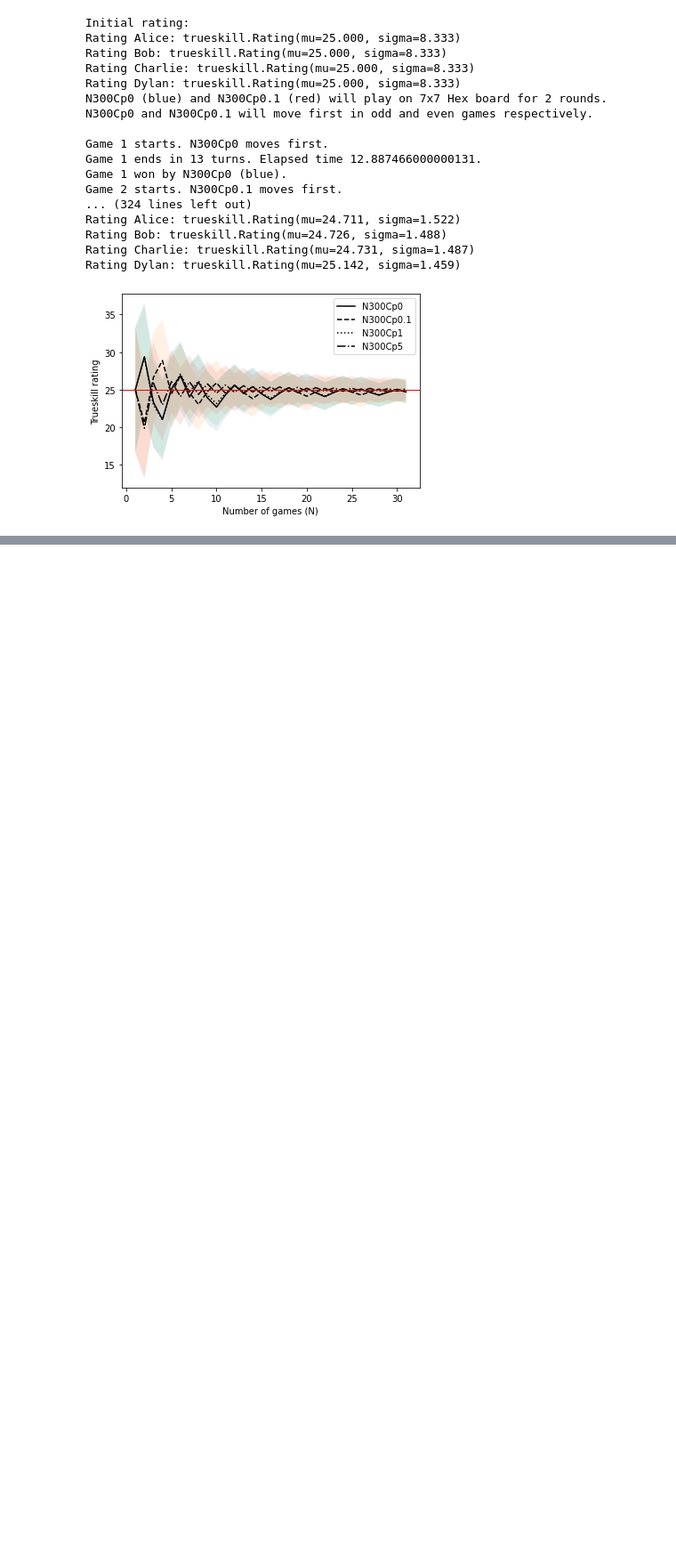
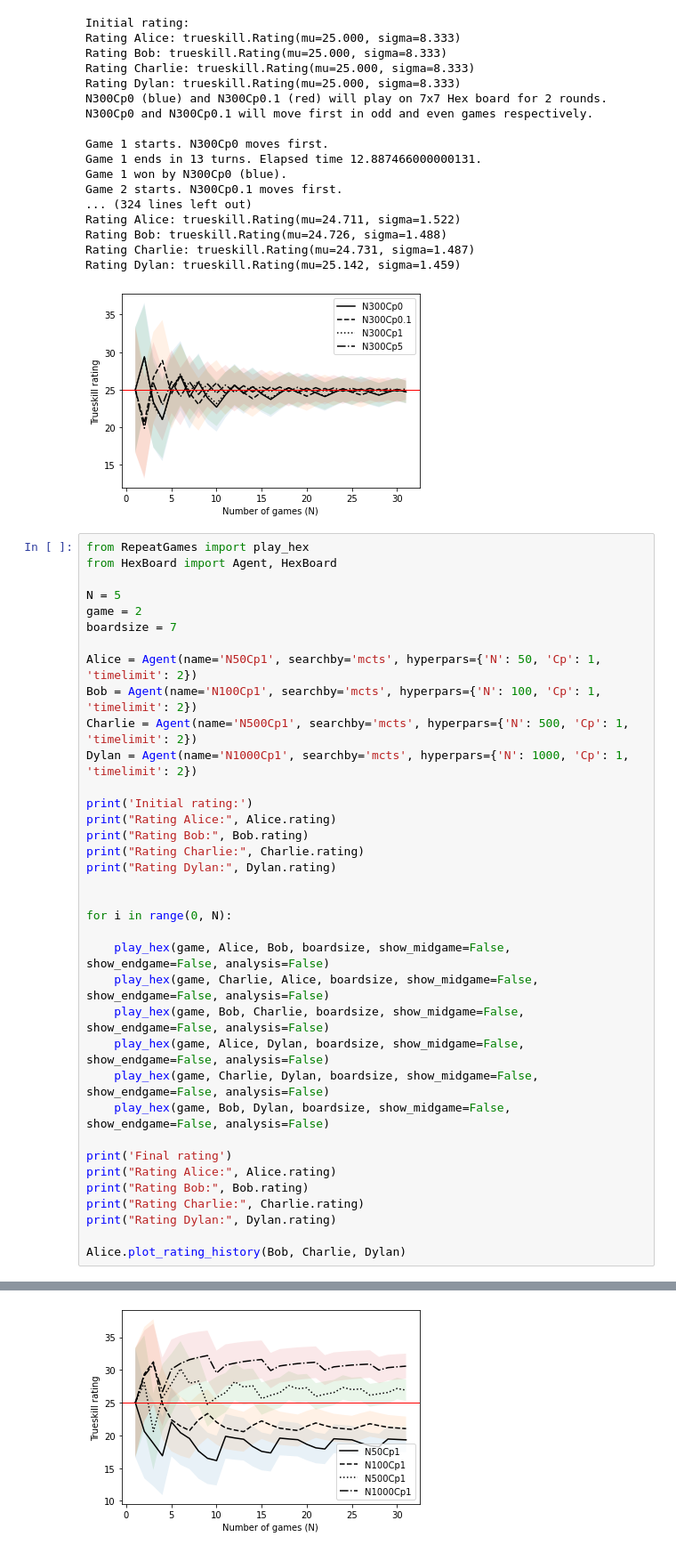
Before and after one commit to cuboids/rl-assignments, a Jupyter notebook: Experiment.ipynb, the cells around one changed output, grey strips where cells are left out. Shown at 89% size. Drawn from its saved outputs; the diff is of its cells as text; blank space fills up the shorter version.

```diff
--- a/Experiment.ipynb
+++ b/Experiment.ipynb
@@ -582,3 +582,40 @@ Rating Bob: trueskill.Rating(mu=24.726, sigma=1.488)
 Rating Charlie: trueskill.Rating(mu=24.731, sigma=1.487)
 Rating Dylan: trueskill.Rating(mu=25.142, sigma=1.459)
 [figure]
+# %%
+from RepeatGames import play_hex
+from HexBoard import Agent, HexBoard
+
+N = 5
+game = 2
+boardsize = 7
+
+Alice = Agent(name='N50Cp1', searchby='mcts', hyperpars={'N': 50, 'Cp': 1, 'timelimit': 2})
+Bob = Agent(name='N100Cp1', searchby='mcts', hyperpars={'N': 100, 'Cp': 1, 'timelimit': 2})
+Charlie = Agent(name='N500Cp1', searchby='mcts', hyperpars={'N': 500, 'Cp': 1, 'timelimit': 2})
+Dylan = Agent(name='N1000Cp1', searchby='mcts', hyperpars={'N': 1000, 'Cp': 1, 'timelimit': 2})
+
+print('Initial rating:')
+print("Rating Alice:", Alice.rating)
+print("Rating Bob:", Bob.rating)
+print("Rating Charlie:", Charlie.rating)
+print("Rating Dylan:", Dylan.rating)
+
+
+for i in range(0, N):
+
+    play_hex(game, Alice, Bob, boardsize, show_midgame=False, show_endgame=False, analysis=False)
+    play_hex(game, Charlie, Alice, boardsize, show_midgame=False, show_endgame=False, analysis=False)
+    play_hex(game, Bob, Charlie, boardsize, show_midgame=False, show_endgame=False, analysis=False)
+    play_hex(game, Alice, Dylan, boardsize, show_midgame=False, show_endgame=False, analysis=False)
+    play_hex(game, Charlie, Dylan, boardsize, show_midgame=False, show_endgame=False, analysis=False)
+    play_hex(game, Bob, Dylan, boardsize, show_midgame=False, show_endgame=False, analysis=False)
+
+print('Final rating')
+print("Rating Alice:", Alice.rating)
+print("Rating Bob:", Bob.rating)
+print("Rating Charlie:", Charlie.rating)
+print("Rating Dylan:", Dylan.rating)
+
+Alice.plot_rating_history(Bob, Charlie, Dylan)
+# %% [output]
@@ -584,0 +639 @@ Rating Dylan: trueskill.Rating(mu=25.142, sigma=1.459)
+[figure, added]
```
Also changed, not shown: parts of 2 cells of this notebook.
